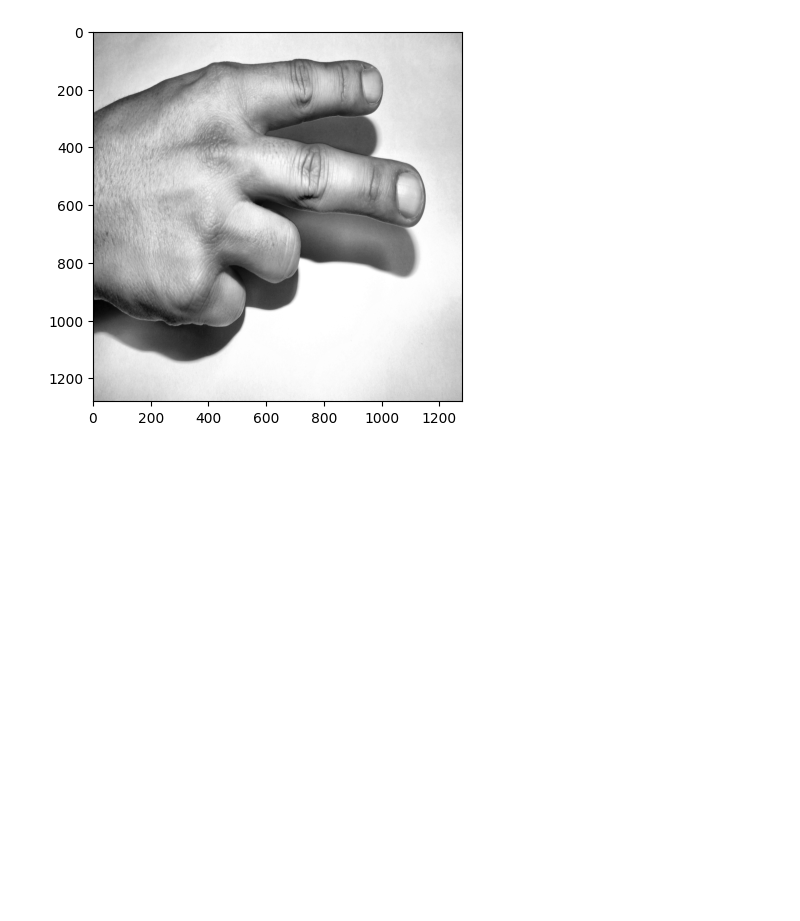
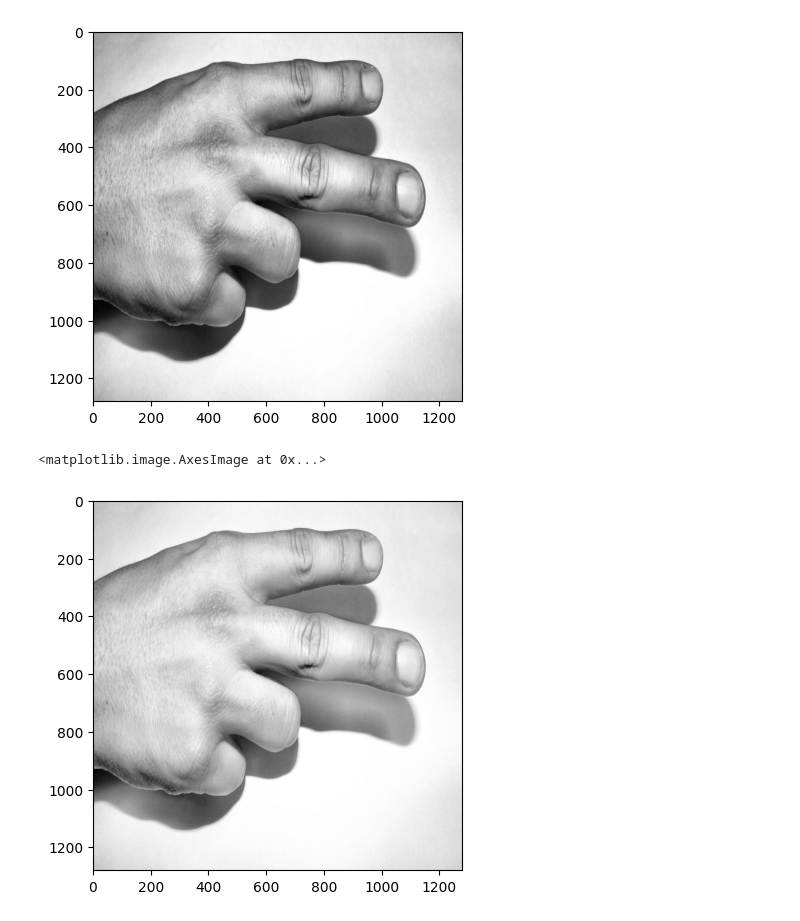
Before and after one commit to AhmedAlaa2024/Hand-Gesture-Recognition, a Jupyter notebook: Preprocessing/HOG.ipynb, the cells around one changed output. Drawn from its saved outputs; the diff is of its cells as text; code cells hidden in the pictures; blank space fills up the shorter version.

Commit message:
Gamma correction

```diff
--- a/Preprocessing/HOG.ipynb
+++ b/Preprocessing/HOG.ipynb
@@ -53,3 +54,18 @@ plt.imshow(resized_image, cmap='gray')
 # %% [output]
 <matplotlib.image.AxesImage at 0x...>
 [figure]
+# %%
+# Gamma correction:
+# Gamma correction can help to improve the contrast and enhance the edges in the image.
+
+gamma_value = 0.5  # adjust this value to control the degree of correction
+
+img_array = np.array(resized_image, dtype=np.float32) / 255.0  # convert to float and scale to [0, 1]
+corrected_array = np.power(img_array, gamma_value)
+corrected_array = np.uint8(corrected_array * 255.0)  # convert back to uint8 format
+
+# Display the image
+plt.imshow(corrected_array, cmap='gray')
+# %% [output]
+<matplotlib.image.AxesImage at 0x...>
+[figure, added]
```
Also changed, not shown: parts of 1 cell of this notebook.
